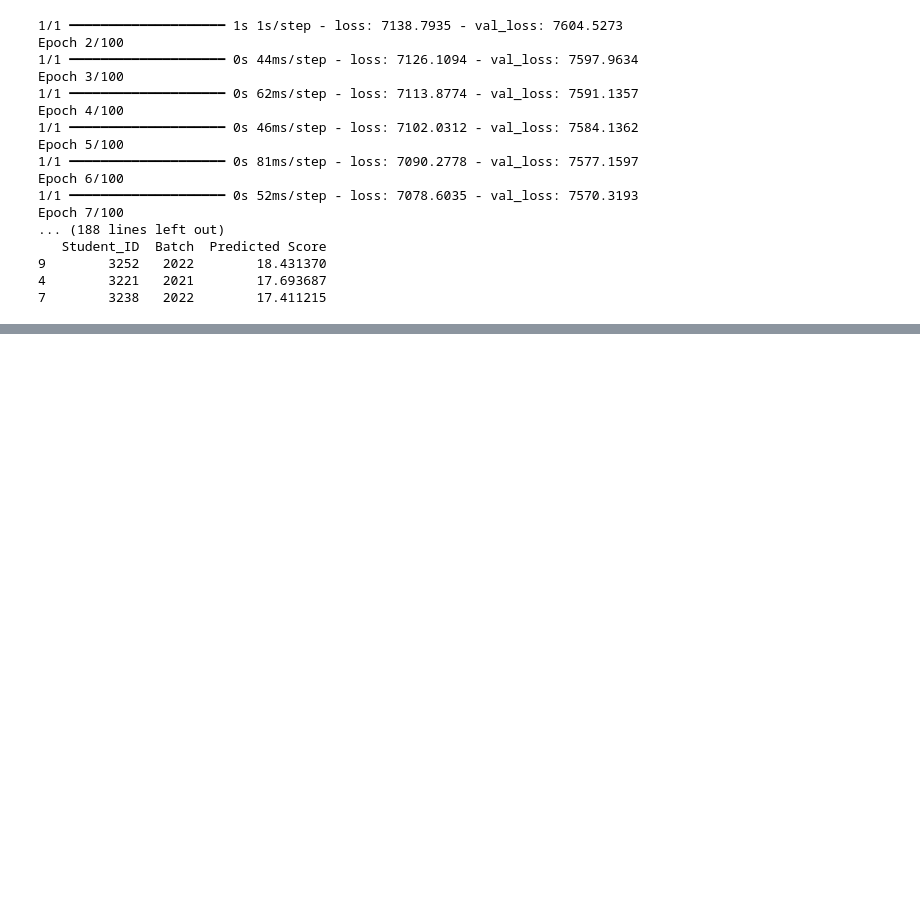
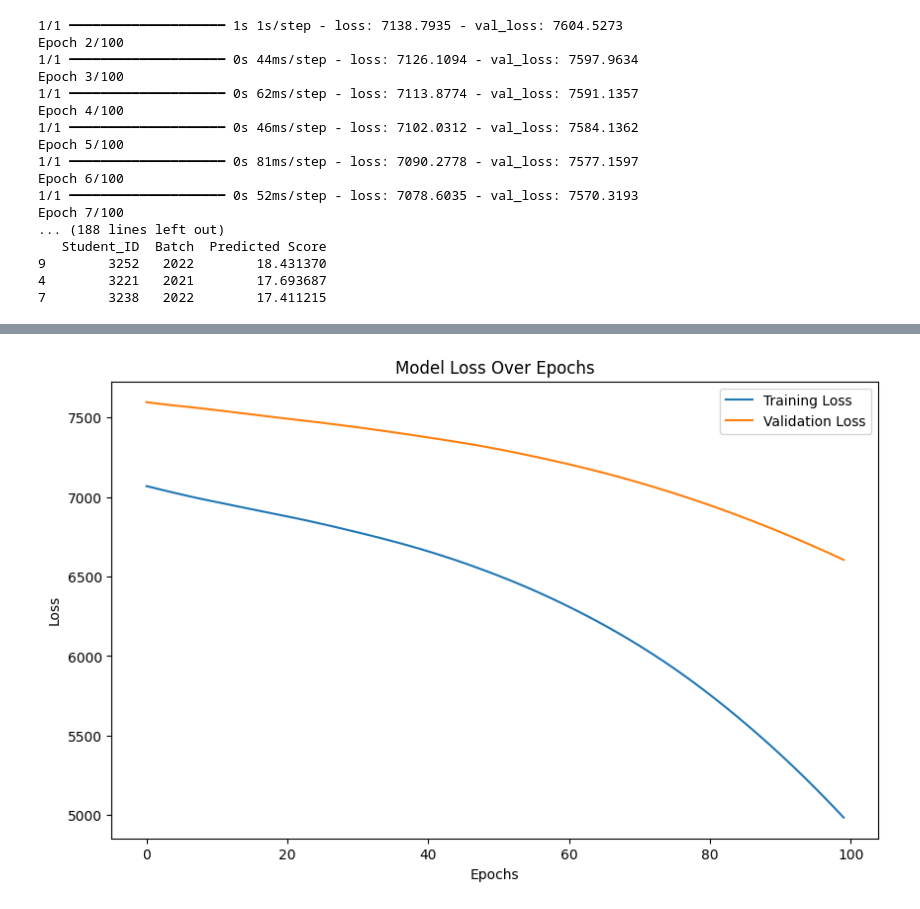
Before and after one commit to BACHUBHAVANA/CODEQUEST_24, a Jupyter notebook: Problem_Statement2.ipynb, the cells around one changed output, grey strips where cells are left out. Drawn from its saved outputs; the diff is of its cells as text; code cells hidden in the pictures; blank space fills up the shorter version.

```diff
--- a/Problem_Statement2.ipynb
+++ b/Problem_Statement2.ipynb
@@ -64,3 +64,82 @@ Epoch 7/100
 9        3252   2022        18.431370
 4        3221   2021        17.693687
 7        3238   2022        17.411215
+# %%
+import pandas as pd
+import tensorflow as tf
+import matplotlib.pyplot as plt
+import seaborn as sns
+from sklearn.preprocessing import StandardScaler
+from sklearn.model_selection import train_test_split
+
+# Load dataset
+data = pd.read_csv('/content/student_Performance.csv')
+
+# Preprocessing
+features = [
+    'GPA semester1',
+    'GPA semester2',
+    'GPA semester3',
+    'Hackathons Participated',
+    'Core Course Excellence (0-10)',
+    'Papers Presented',
+    'Assisting Teachers (Semesters)'
+]
+X = data[features]
+y = data['Overall Performance Score']
+
+# Standardize features
+scaler = StandardScaler()
+X_scaled = scaler.fit_transform(X)
+
+# Split the data
+X_train, X_test, y_train, y_test = train_test_split(X_scaled, y, test_size=0.2, random_state=42)
+
+# Build and train the TensorFlow model
+model = tf.keras.Sequential([
+    tf.keras.layers.Dense(64, activation='relu', input_shape=(X_train.shape[1],)),
+    tf.keras.layers.Dense(32, activation='relu'),
+    tf.keras.layers.Dense(1)
+])
+
+model.compile(optimizer='adam', loss='mean_squared_error')
+
+# Train the model with validation
+history = model.fit(X_train, y_train, epochs=100, batch_size=10, validation_split=0.2, verbose=0)
+
+# Predict overall scores for all students
+data['Predicted Score'] = model.predict(X_scaled)
+
+# Output top 3 students
+top_3_students = data.nlargest(3, 'Predicted Score')
+print(top_3_students[['Student_ID', 'Batch', 'Predicted Score']])
+
+#  Visualizations
+# 1. Plot training and validation loss over epochs
+plt.figure(figsize=(10, 6))
+plt.plot(history.history['loss'], label='Training Loss')
+plt.plot(history.history['val_loss'], label='Validation Loss')
+plt.title('Model Loss Over Epochs')
+plt.xlabel('Epochs')
+plt.ylabel('Loss')
+plt.legend()
+plt.show()
+
+# 2. Actual vs Predicted Scores (for test data)
+y_pred = model.predict(X_test)
+plt.figure(figsize=(10, 6))
+plt.scatter(y_test, y_pred, color='blue', label='Predicted')
+plt.plot([min(y_test), max(y_test)], [min(y_test), max(y_test)], color='red', linestyle='--', label='Ideal')
+plt.title('Actual vs Predicted Scores')
+plt.xlabel('Actual Scores')
+plt.ylabel('Predicted Scores')
+plt.legend()
+plt.show()
+
+# 3. Bar chart of top 3 students' predicted scores
+plt.figure(figsize=(8, 5))
+sns.barplot(x='Student_ID', y='Predicted Score', data=top_3_students)
+plt.title('Top 3 Students by Predicted Performance Score')
+plt.ylabel('Predicted Score')
+plt.show()
+# %% [output]
@@ -66,0 +151 @@ Epoch 7/100
+[figure, added]
```
Also changed, not shown: parts of 1 cell of this notebook.
